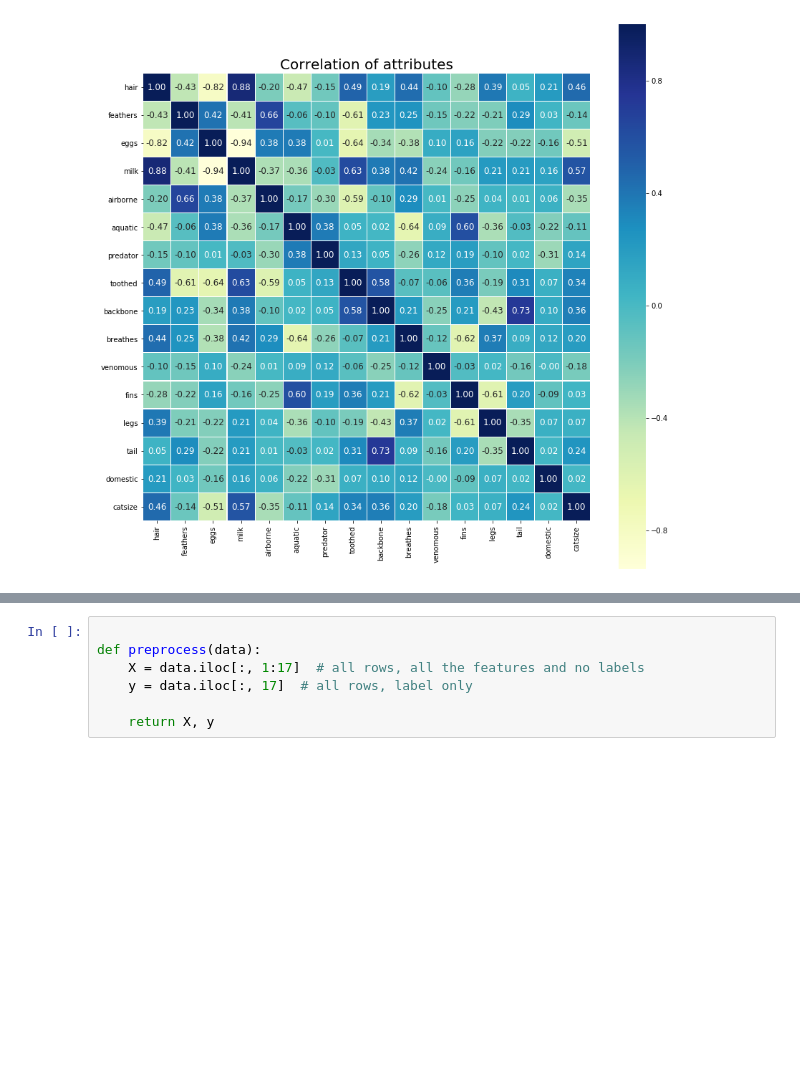
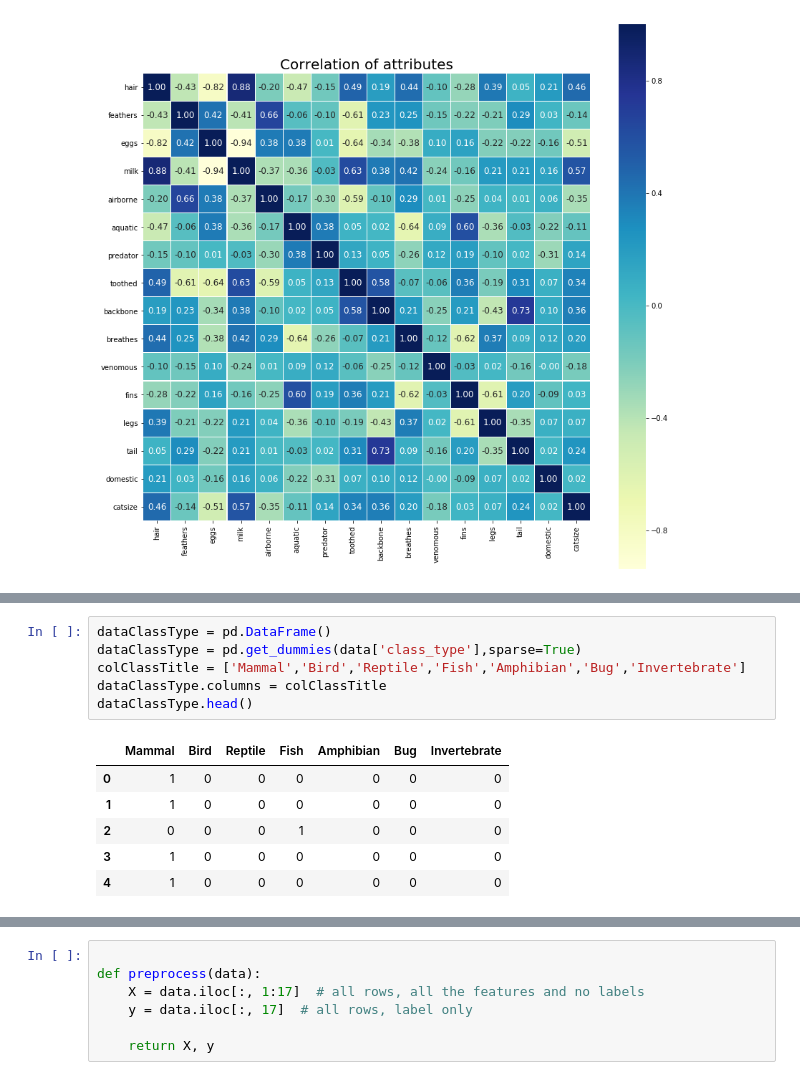
Before and after one commit to Fudgel69/MAL, a Jupyter notebook: MAL projekt/Mal_projekt.ipynb, the cells around one changed output, grey strips where cells are left out. Drawn from its saved outputs; the diff is of its cells as text; blank space fills up the shorter version.

```diff
--- a/MAL projekt/Mal_projekt.ipynb
+++ b/MAL projekt/Mal_projekt.ipynb
@@ -32,0 +46,13 @@ Text(0.5, 1, 'Correlation of attributes')
+# %%
+dataClassType = pd.DataFrame()
+dataClassType = pd.get_dummies(data['class_type'],sparse=True)
+colClassTitle = ['Mammal','Bird','Reptile','Fish','Amphibian','Bug','Invertebrate']
+dataClassType.columns = colClassTitle
+dataClassType.head()
+# %% [output]
+|  | Mammal | Bird | Reptile | Fish | Amphibian | Bug | Invertebrate |
+| 0 | 1 | 0 | 0 | 0 | 0 | 0 | 0 |
+| 1 | 1 | 0 | 0 | 0 | 0 | 0 | 0 |
+| 2 | 0 | 0 | 0 | 1 | 0 | 0 | 0 |
+| 3 | 1 | 0 | 0 | 0 | 0 | 0 | 0 |
+| 4 | 1 | 0 | 0 | 0 | 0 | 0 | 0 |
```
Also changed, not shown: parts of 2 cells of this notebook, 2 other files.
